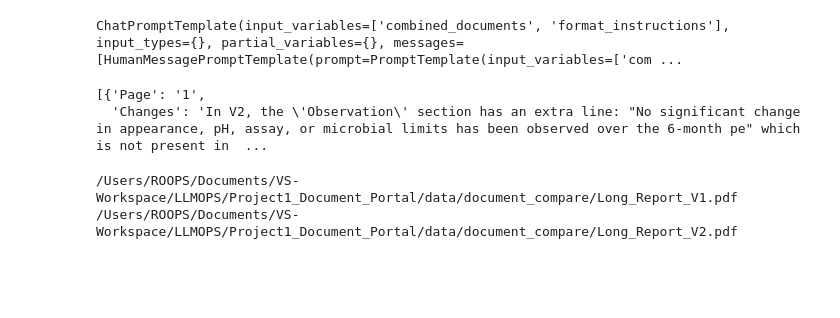
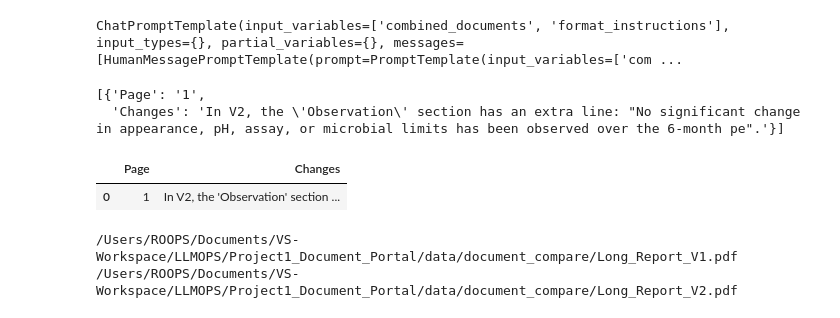
Before and after one commit to rbose4/Project1_Document_Portal, a Jupyter notebook: notebook/experiments.ipynb, the cells around one changed output. Cells and saved outputs as stored; diff of their text form; code cells hidden in the pictures; blank space fills up the shorter version.

Commit message:
code added to format response to dataframe

```diff
--- a/notebook/experiments.ipynb
+++ b/notebook/experiments.ipynb
@@ -464,10 +464,20 @@ chain = prompt| llm| parser
 input = {"combined_documents":combined_document,
          "format_instructions":parser.get_format_instructions()}
 # %%
-chain.invoke(input)
+response_parsed = chain.invoke(input)
-# %% [output]
-[{'Page': '1',
-  'Changes': 'In V2, the \'Observation\' section has an extra line: "No significant change in appearance, pH, assay, or microbial limits has been observed over the 6-month pe" which is not present in  ...
+# %%
+response_parsed
+# %% [output]
+[{'Page': '1',
+  'Changes': 'In V2, the \'Observation\' section has an extra line: "No significant change in appearance, pH, assay, or microbial limits has been observed over the 6-month pe".'}]
+# %%
+import pandas as pd
+
+df = pd.DataFrame(response_parsed)
+df
+# %% [output]
+|  | Page | Changes |
+| 0 | 1 | In V2, the 'Observation' section ... |
 # %%
 base_dir = "/Users/ROOPS/Documents/VS-Workspace/LLMOPS/Project1_Document_Portal/data/document_compare/"
 for item in Path(base_dir).iterdir():
```
